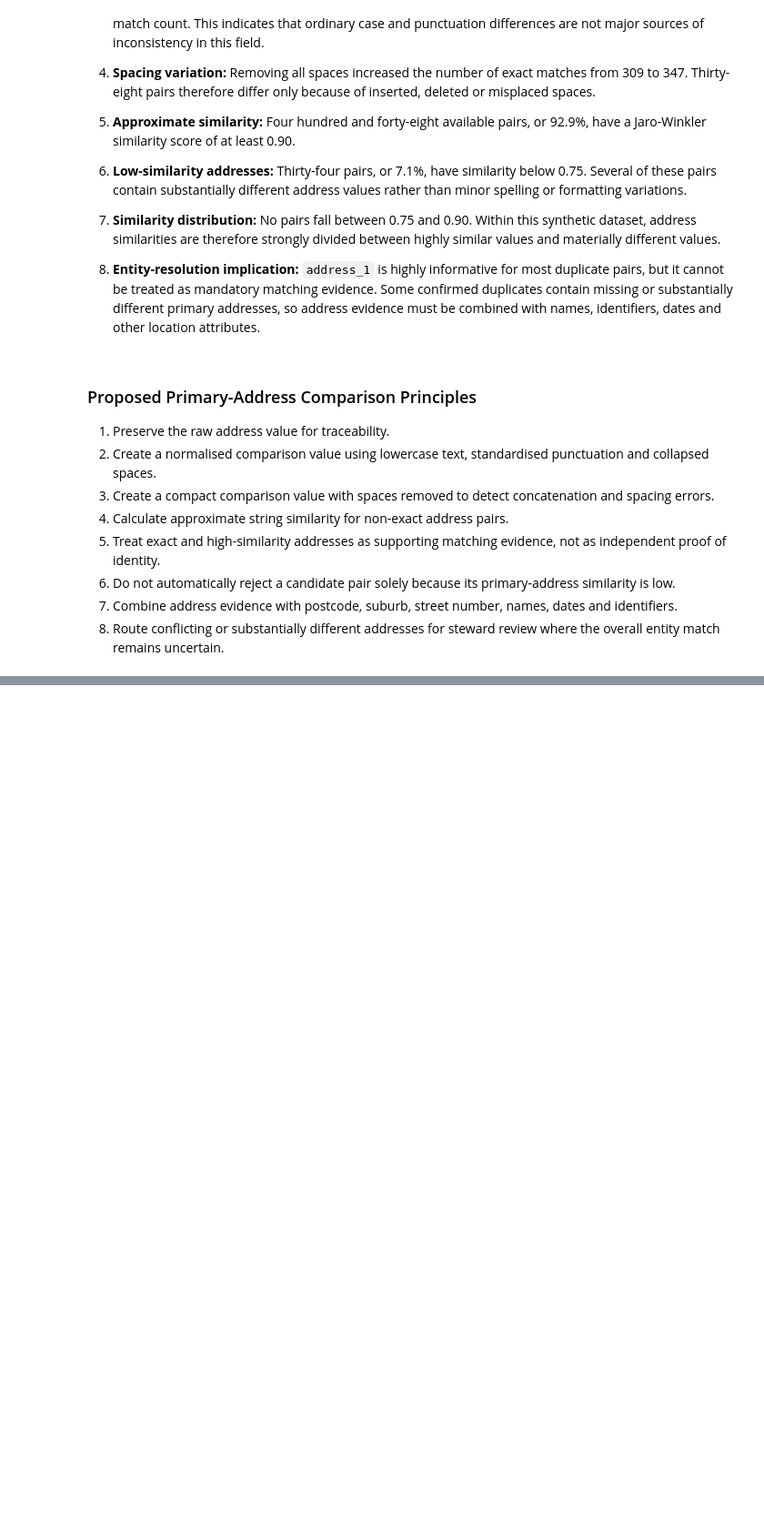
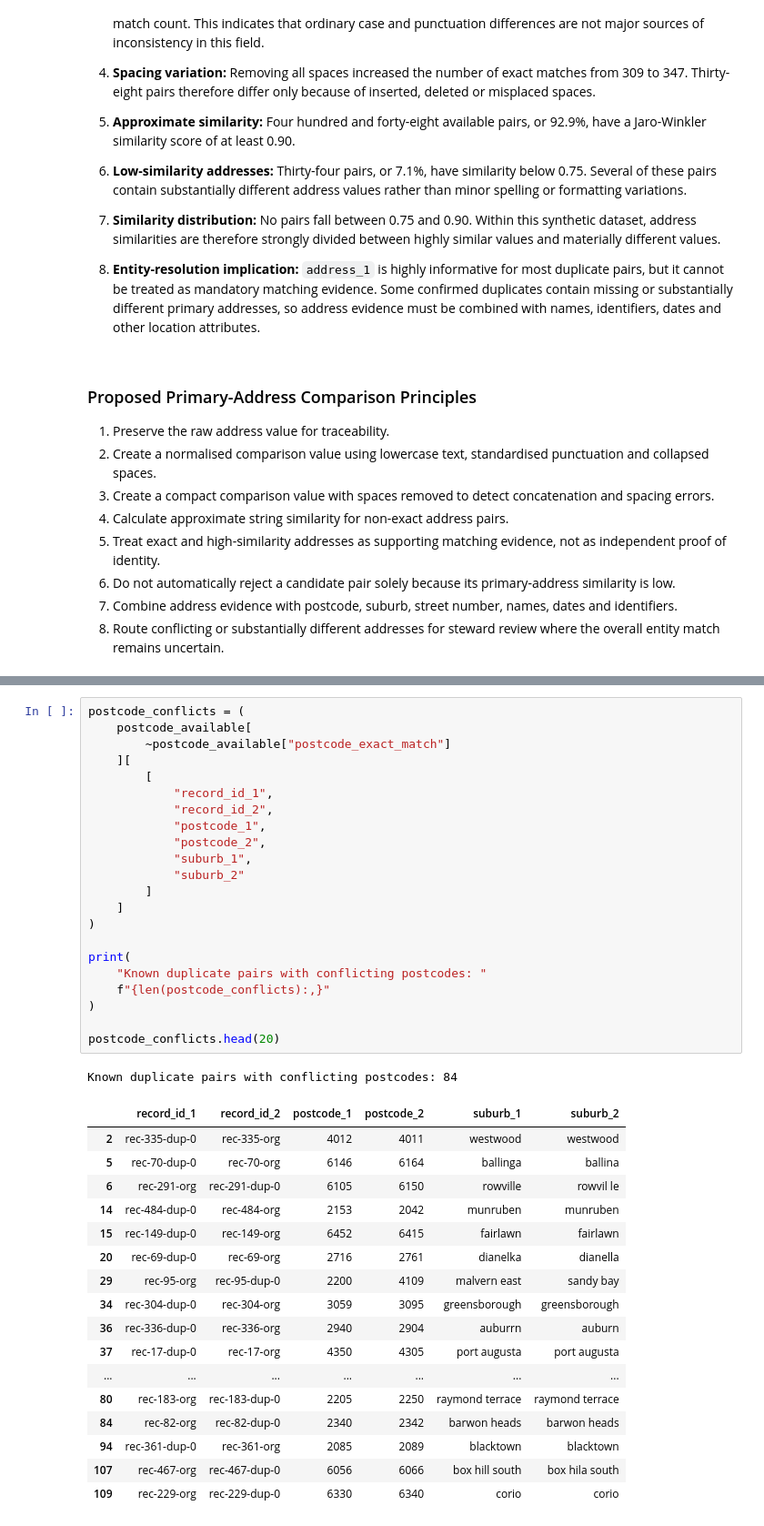
Before and after one commit to WaleBalogunK/Repository-name-entity-resolution-golden-record-lab, a Jupyter notebook: notebooks/01_data_acquisition_and_initial_audit.ipynb, the cells around one changed output, grey strips where cells are left out. Shown at 91% size. Drawn from its saved outputs; the diff is of its cells as text; blank space fills up the shorter version.

```diff
--- a/notebooks/01_data_acquisition_and_initial_audit.ipynb
+++ b/notebooks/01_data_acquisition_and_initial_audit.ipynb
@@ -2422,0 +2642,41 @@ The primary-address comparison produced the following findings:
+# %%
+postcode_conflicts = (
+    postcode_available[
+        ~postcode_available["postcode_exact_match"]
+    ][
+        [
+            "record_id_1",
+            "record_id_2",
+            "postcode_1",
+            "postcode_2",
+            "suburb_1",
+            "suburb_2"
+        ]
+    ]
+)
+
+print(
+    "Known duplicate pairs with conflicting postcodes: "
+    f"{len(postcode_conflicts):,}"
+)
+
+postcode_conflicts.head(20)
+# %% [output]
+Known duplicate pairs with conflicting postcodes: 84
+|  | record_id_1 | record_id_2 | postcode_1 | postcode_2 | suburb_1 | suburb_2 |
+| 2 | rec-335-dup-0 | rec-335-org | 4012 | 4011 | westwood | westwood |
+| 5 | rec-70-dup-0 | rec-70-org | 6146 | 6164 | ballinga | ballina |
+| 6 | rec-291-org | rec-291-dup-0 | 6105 | 6150 | rowville | rowvil le |
+| 14 | rec-484-dup-0 | rec-484-org | 2153 | 2042 | munruben | munruben |
+| 15 | rec-149-dup-0 | rec-149-org | 6452 | 6415 | fairlawn | fairlawn |
+| 20 | rec-69-dup-0 | rec-69-org | 2716 | 2761 | dianelka | dianella |
+| 29 | rec-95-org | rec-95-dup-0 | 2200 | 4109 | malvern east | sandy bay |
+| 34 | rec-304-dup-0 | rec-304-org | 3059 | 3095 | greensborough | greensborough |
+| 36 | rec-336-dup-0 | rec-336-org | 2940 | 2904 | auburrn | auburn |
+| 37 | rec-17-dup-0 | rec-17-org | 4350 | 4305 | port augusta | port augusta |
+| ... | ... | ... | ... | ... | ... | ... |
+| 80 | rec-183-org | rec-183-dup-0 | 2205 | 2250 | raymond terrace | raymond terrace |
+| 84 | rec-82-org | rec-82-dup-0 | 2340 | 2342 | barwon heads | barwon heads |
+| 94 | rec-361-dup-0 | rec-361-org | 2085 | 2089 | blacktown | blacktown |
+| 107 | rec-467-org | rec-467-dup-0 | 6056 | 6066 | box hill south | box hila south |
+| 109 | rec-229-org | rec-229-dup-0 | 6330 | 6340 | corio | corio |
```
Also changed, not shown: parts of 24 cells of this notebook.
